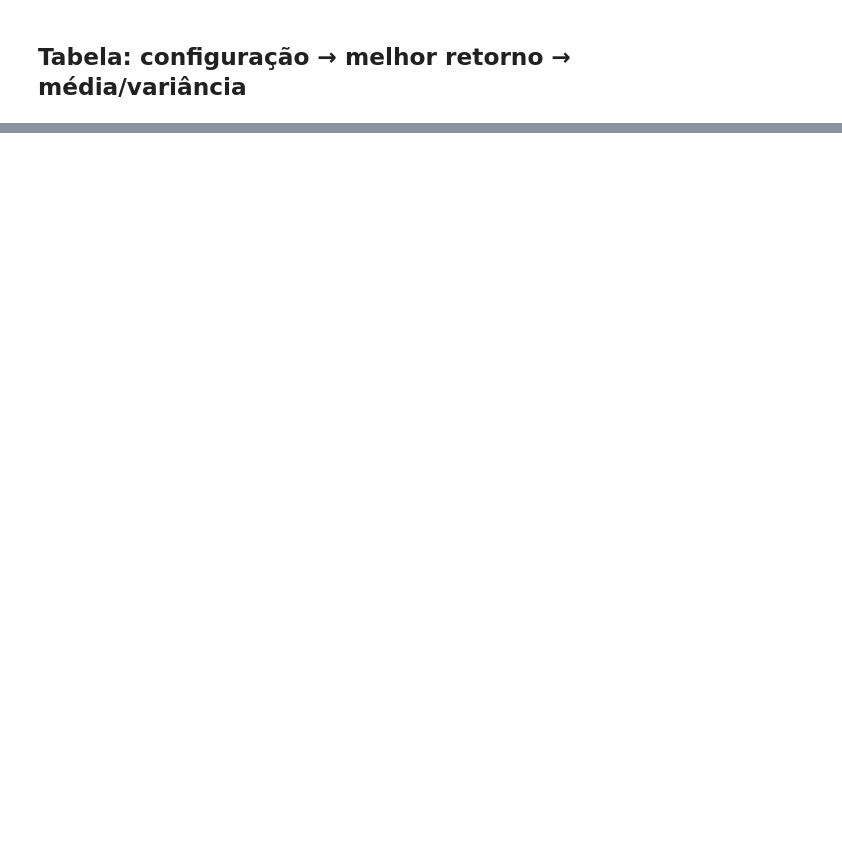
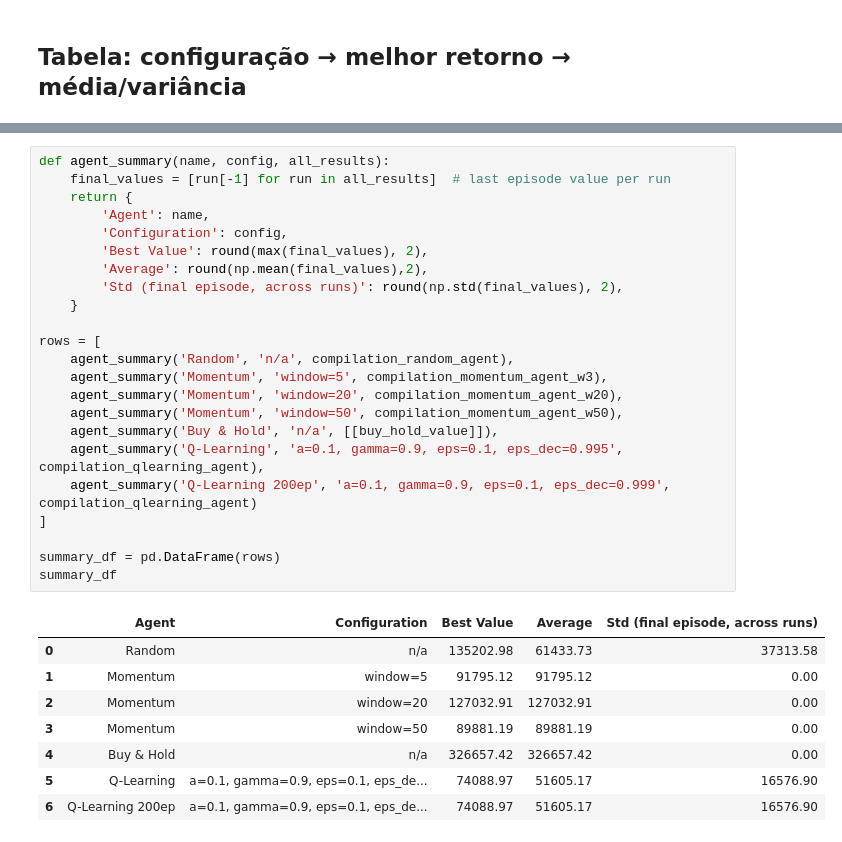
Before and after one commit to luisparadinha/pg_rl_trading_bot, a Jupyter notebook: Market_e_Projecto.ipynb, the cells around one changed output, grey strips where cells are left out. Drawn from its saved outputs; the diff is of its cells as text; blank space fills up the shorter version.

```diff
--- a/Market_e_Projecto.ipynb
+++ b/Market_e_Projecto.ipynb
@@ -295,0 +363,32 @@ summary_df
+# %%
+def agent_summary(name, config, all_results):
+    final_values = [run[-1] for run in all_results]  # last episode value per run
+    return {
+        'Agent': name,
+        'Configuration': config,
+        'Best Value': round(max(final_values), 2),
+        'Average': round(np.mean(final_values),2),
+        'Std (final episode, across runs)': round(np.std(final_values), 2),
+    }
+
+rows = [
+    agent_summary('Random', 'n/a', compilation_random_agent),
+    agent_summary('Momentum', 'window=5', compilation_momentum_agent_w3),
+    agent_summary('Momentum', 'window=20', compilation_momentum_agent_w20),
+    agent_summary('Momentum', 'window=50', compilation_momentum_agent_w50),
+    agent_summary('Buy & Hold', 'n/a', [[buy_hold_value]]),
+    agent_summary('Q-Learning', 'a=0.1, gamma=0.9, eps=0.1, eps_dec=0.995', compilation_qlearning_agent),
+    agent_summary('Q-Learning 200ep', 'a=0.1, gamma=0.9, eps=0.1, eps_dec=0.999', compilation_qlearning_agent)
+]
+
+summary_df = pd.DataFrame(rows)
+summary_df
+# %% [output]
+|  | Agent | Configuration | Best Value | Average | Std (final episode, across runs) |
+| 0 | Random | n/a | 135202.98 | 61433.73 | 37313.58 |
+| 1 | Momentum | window=5 | 91795.12 | 91795.12 | 0.00 |
+| 2 | Momentum | window=20 | 127032.91 | 127032.91 | 0.00 |
+| 3 | Momentum | window=50 | 89881.19 | 89881.19 | 0.00 |
+| 4 | Buy & Hold | n/a | 326657.42 | 326657.42 | 0.00 |
+| 5 | Q-Learning | a=0.1, gamma=0.9, eps=0.1, eps_de... | 74088.97 | 51605.17 | 16576.90 |
+| 6 | Q-Learning 200ep | a=0.1, gamma=0.9, eps=0.1, eps_de... | 74088.97 | 51605.17 | 16576.90 |
```
Also changed, not shown: parts of 10 cells of this notebook.
